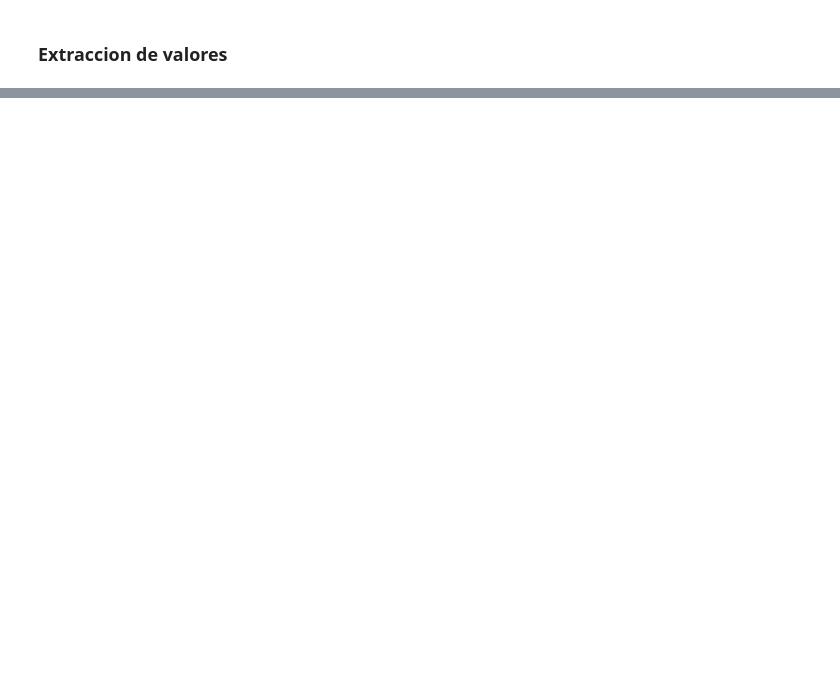
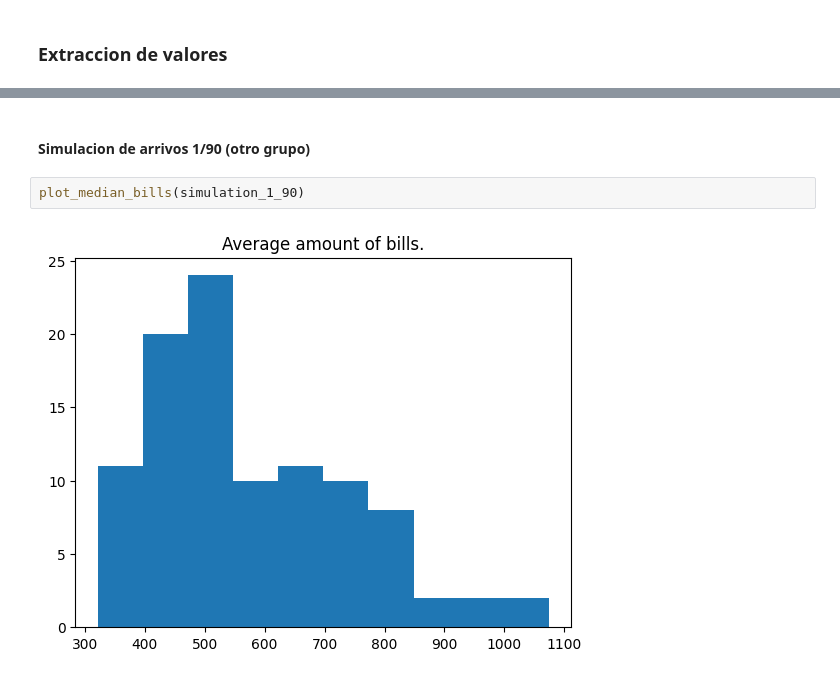
Before and after one commit to MartinCohen98/simulacion_tp1_grupo2_1c2024, a Jupyter notebook: Ejercicio2_TP2.ipynb, the cells around one changed output, grey strips where cells are left out. Drawn from its saved outputs; the diff is of its cells as text; blank space fills up the shorter version.

```diff
--- a/Ejercicio2_TP2.ipynb
+++ b/Ejercicio2_TP2.ipynb
@@ -492,0 +584,6 @@ def extract_values(all_simu, name_of_file):
+# %% [markdown]
+#### Simulacion de arrivos 1/90 (otro grupo)
+# %%
+plot_median_bills(simulation_1_90)
+# %% [output]
+[figure, added]
```
Also changed, not shown: parts of 31 cells of this notebook, 2 other files.
